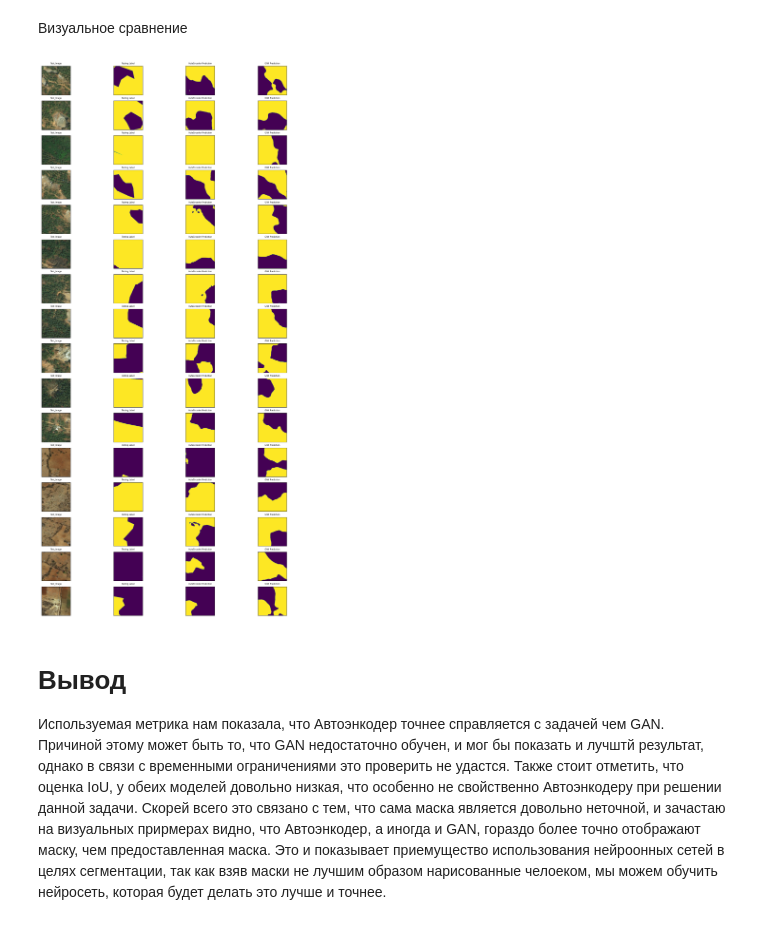
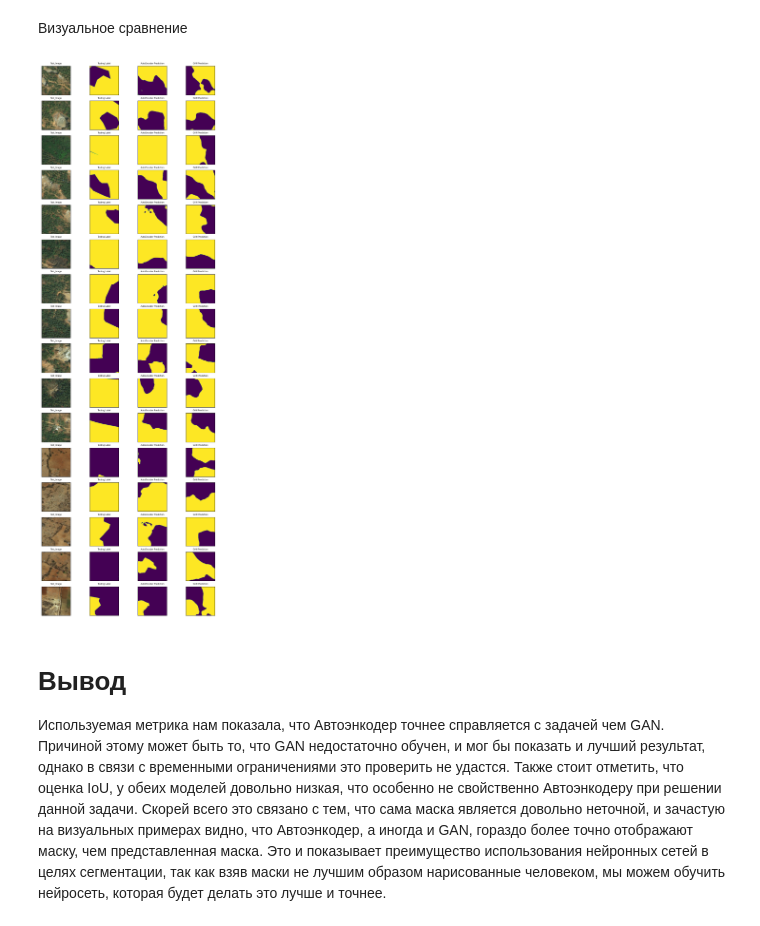
Before and after one commit to sasha-sem/forest-images-segmentation, a Jupyter notebook: Step4_Evaluate.ipynb, the cells around one changed output. Cells and saved outputs as stored; diff of their text form; code cells hidden in the pictures.

```diff
--- a/Step4_Evaluate.ipynb
+++ b/Step4_Evaluate.ipynb
@@ -92,39 +92,39 @@ Mean GAN IoU = 0.37054902
 images_number = 16
 
 fig, axis = plt.subplots(images_number, 4)
-fig.set_figwidth(15)
+fig.set_figwidth(10)
 fig.set_figheight(30)
 
 for img_num in range(images_number):
 
     axis[img_num][0].imshow(test_images[img_num])
     axis[img_num][0].set_title('Test_Image', fontsize = 6)
     axis[img_num][0].axes.xaxis.set_visible(False)
     axis[img_num][0].axes.yaxis.set_visible(False)
 
 
     axis[img_num][1].imshow(test_masks[img_num])
     axis[img_num][1].set_title("Testing Label", fontsize = 6)
     axis[img_num][1].axes.xaxis.set_visible(False)
     axis[img_num][1].axes.yaxis.set_visible(False)
 
     axis[img_num][2].imshow(test_pred_autoencoder_argmax[img_num])
     axis[img_num][2].set_title("AutoEncoder Prediction", fontsize = 6)
     axis[img_num][2].axes.xaxis.set_visible(False)
     axis[img_num][2].axes.yaxis.set_visible(False)
 
     axis[img_num][3].imshow(test_pred_gan_argmax[img_num])
     axis[img_num][3].set_title("GAN Prediction", fontsize = 6)
     axis[img_num][3].axes.xaxis.set_visible(False)
     axis[img_num][3].axes.yaxis.set_visible(False)
 
 
 plt.show()
 # %% [output]
-[figure, old version]
+[figure, new version]
 # %% [markdown]
 # Вывод
 Используемая метрика нам показала, что Автоэнкодер точнее справляется с задачей чем GAN.
-Причиной этому может быть то, что GAN недостаточно обучен, и мог бы показать и лучштй результат, однако в связи с временными ограничениями это проверить не удастся.
-Также стоит отметить, что оценка IoU, у обеих моделей довольно низкая, что особенно не свойственно Автоэнкодеру при решении данной задачи. Скорей всего это связано с тем, что сама маска является довольно неточной, и зачастаю на визуальных прирмерах видно, что Автоэнкодер, а иногда и GAN, гораздо более точно отображают маску, чем предоставленная маска.
-Это и показывает приемущество использования нейроонных сетей в целях сегментации, так как взяв маски не лучшим образом нарисованные челоеком, мы можем обучить нейросеть, которая будет делать это лучше и точнее.
+Причиной этому может быть то, что GAN недостаточно обучен, и мог бы показать и лучший результат, однако в связи с временными ограничениями это проверить не удастся.
+Также стоит отметить, что оценка IoU, у обеих моделей довольно низкая, что особенно не свойственно Автоэнкодеру при решении данной задачи. Скорей всего это связано с тем, что сама маска является довольно неточной, и зачастую на визуальных примерах видно, что Автоэнкодер, а иногда и GAN, гораздо более точно отображают маску, чем представленная  маска.
+Это и показывает преимущество использования нейронных сетей в целях сегментации, так как взяв маски не лучшим образом нарисованные человеком, мы можем обучить нейросеть, которая будет делать это лучше и точнее.
```
